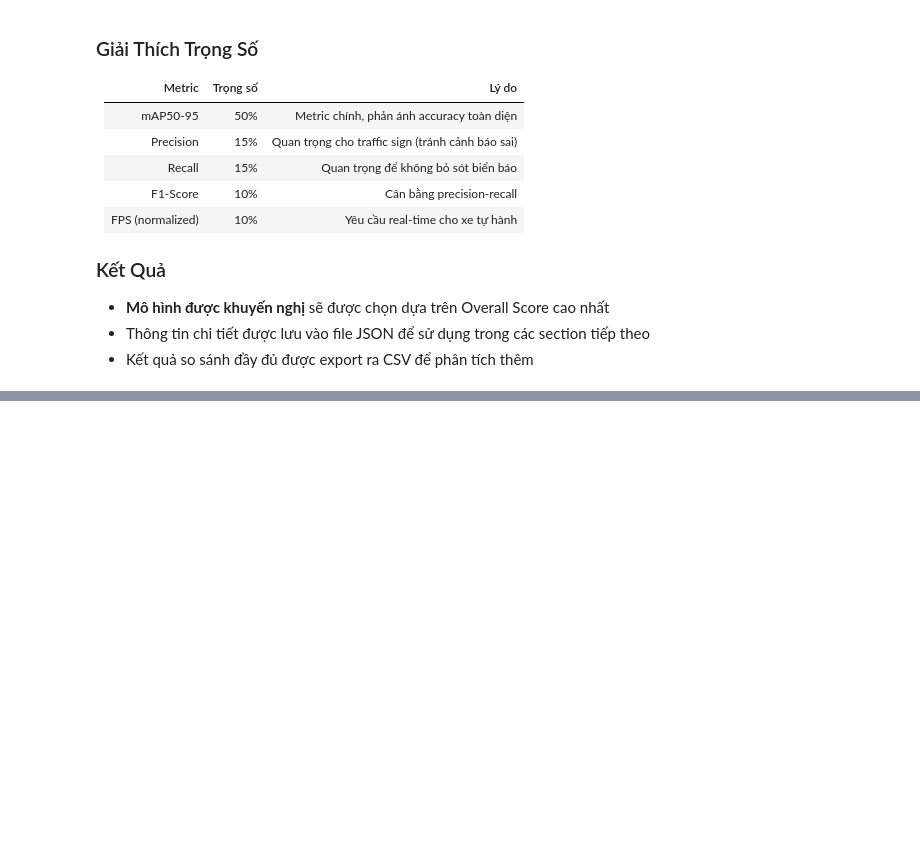
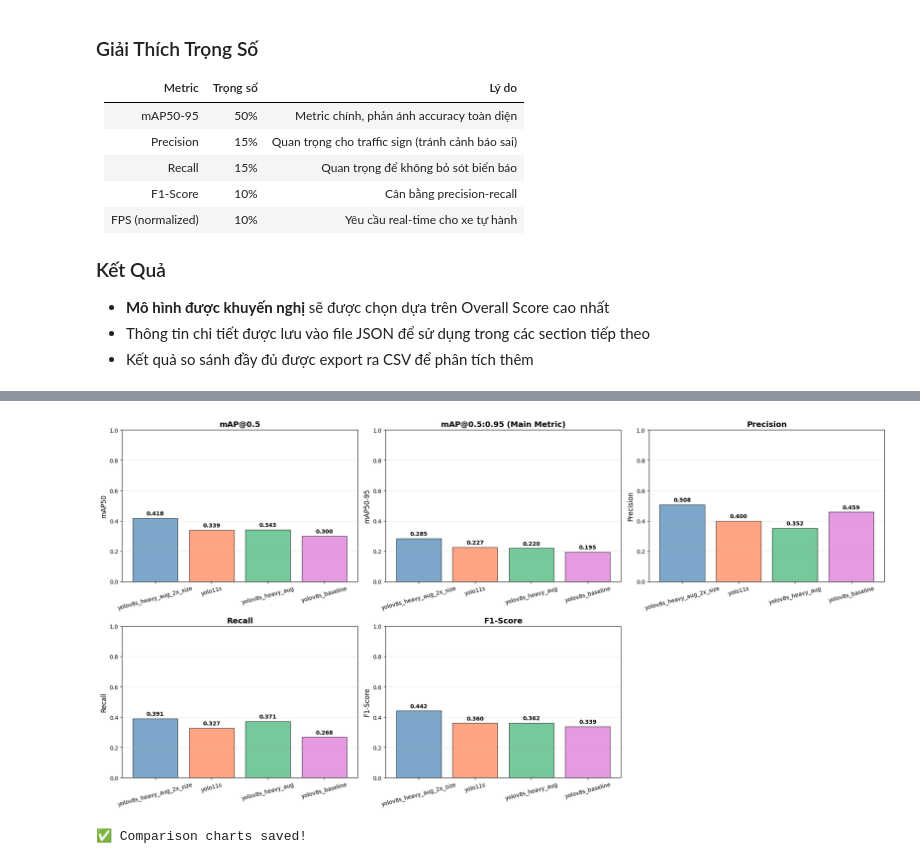
Before and after one commit to ThaiDuy504/traffic_sign_detection, a Jupyter notebook: notebook/train_yolo.ipynb, the cells around one changed output, grey strips where cells are left out. Cells and saved outputs as stored; diff of their text form; code cells hidden in the pictures; blank space fills up the shorter version.

```diff
--- a/notebook/train_yolo.ipynb
+++ b/notebook/train_yolo.ipynb
@@ -1760,0 +1631,9 @@ FileNotFoundError: path/to/test/image.jpg does not exist
+# %%
+# Select which models to train
+MODELS_TO_TRAIN = ['yolov8s_heavy_aug']  # Train all
+# MODELS_TO_TRAIN = ['yolov8s_heavy_aug']  # Train only heavy aug model
+# MODELS_TO_TRAIN = ['yolo11s']  # Train only YOLO11
+
+print(f"Will train {len(MODELS_TO_TRAIN)} model(s): {MODELS_TO_TRAIN}")
+print("\nStarting training...")
+print("="*70)
@@ -1760,0 +1946,37 @@ FileNotFoundError: path/to/test/image.jpg does not exist
+# %%
+if comparison_data:
+    fig, axes = plt.subplots(2, 3, figsize=(20, 10))
+    models = comparison_df['Model'].tolist()
+    colors = ['steelblue', 'coral', 'mediumseagreen', 'orchid', 'gold'][:len(models)]
+
+    def plot_metric(ax, metric, title, ylim=None, fmt='.3f'):
+        values = comparison_df[metric]
+        bars = ax.bar(models, values, color=colors, alpha=0.7, edgecolor='black')
+        ax.set_ylabel(metric, fontsize=12)
+        ax.set_title(title, fontsize=14, fontweight='bold')
+        if ylim: ax.set_ylim(ylim)
+        ax.grid(True, alpha=0.3, axis='y')
+        for i, v in enumerate(values):
+            ax.text(i, v + 0.02, f'{v:{fmt}}', ha='center', fontsize=10, fontweight='bold')
+        ax.tick_params(axis='x', rotation=15)
+
+    plot_metric(axes[0, 0], 'mAP50', 'mAP@0.5', [0, 1.0])
+    plot_metric(axes[0, 1], 'mAP50-95', 'mAP@0.5:0.95 (Main Metric)', [0, 1.0])
+    plot_metric(axes[0, 2], 'Precision', 'Precision', [0, 1.0])
+    plot_metric(axes[1, 0], 'Recall', 'Recall', [0, 1.0])
+    plot_metric(axes[1, 1], 'F1-Score', 'F1-Score', [0, 1.0])
+
+    # Hide last subplot
+    axes[1, 2].axis('off')
+
+    plt.tight_layout()
+    save_path = Path(CONFIG['project']) / 'model_comparison_charts.png'
+    save_path.parent.mkdir(parents=True, exist_ok=True)
+    plt.savefig(save_path, dpi=150, bbox_inches='tight')
+    plt.show()
+    print("✅ Comparison charts saved!")
+else:
+    print("⚠️ No data available for visualization")
+# %% [output]
+[figure, added]
+✅ Comparison charts saved!
```
Also changed, not shown: parts of 25 cells of this notebook.
